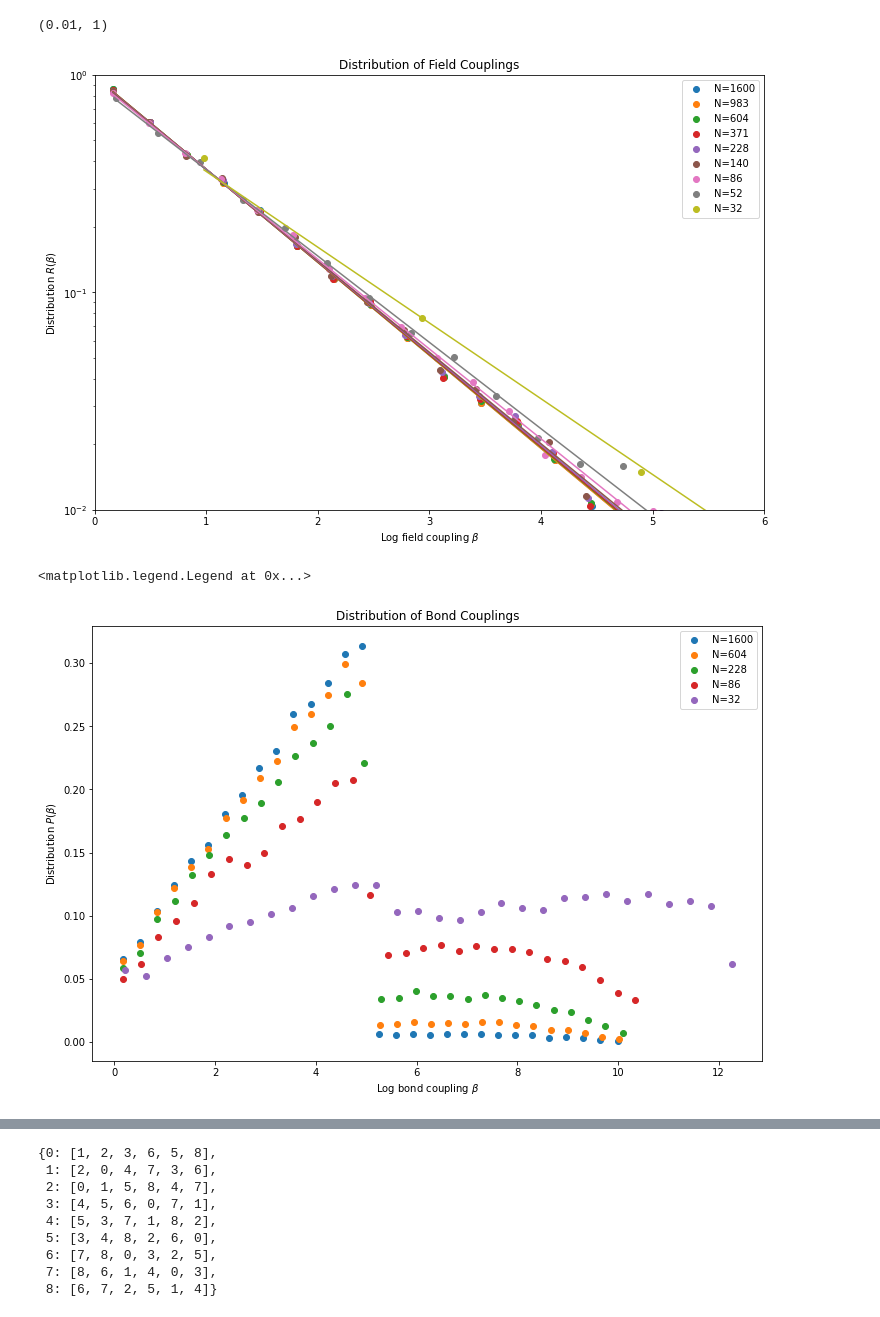
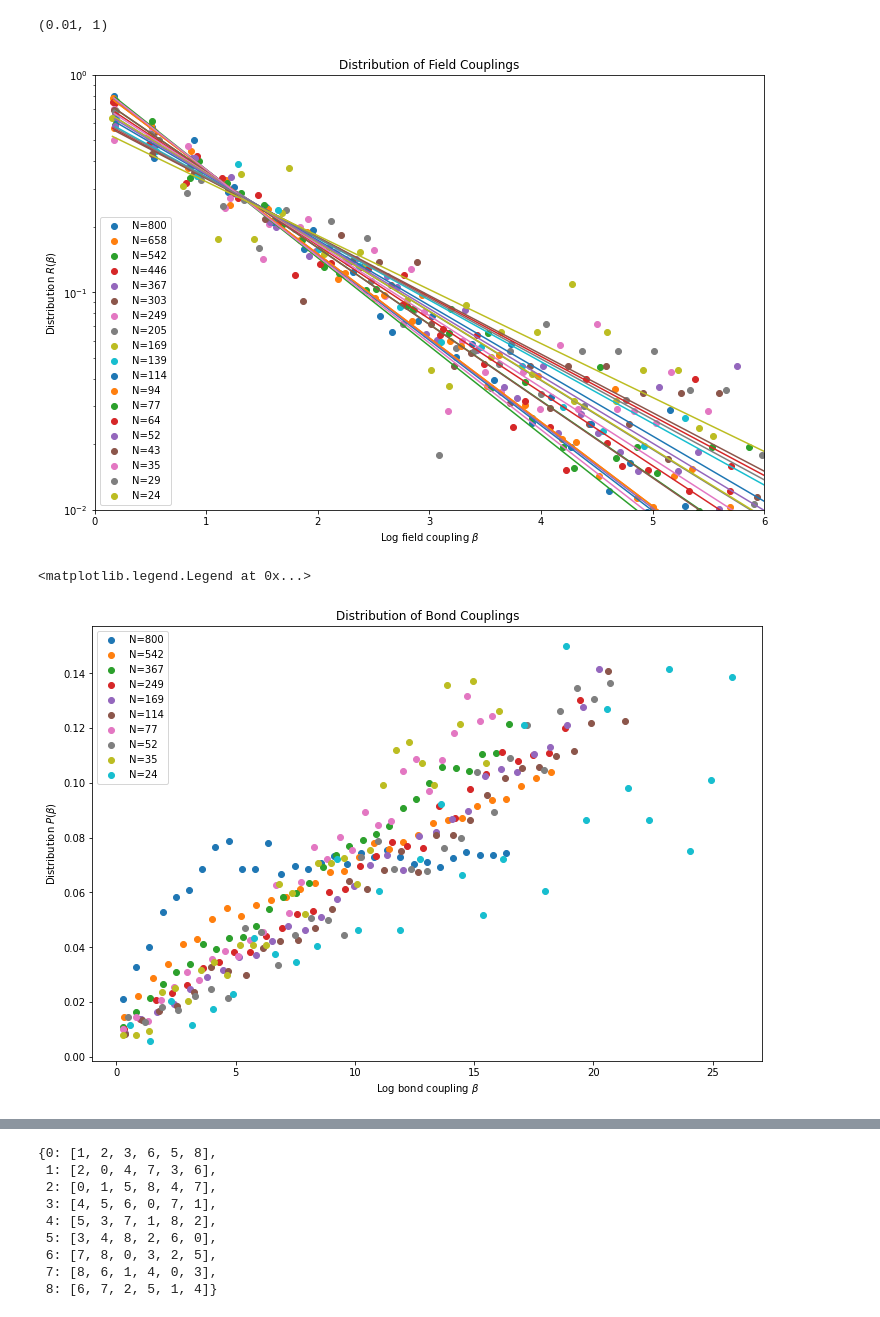
Before and after one commit to tsgaurav/Ising_RSRG, a Jupyter notebook: ipynb_notebooks/Log_Ising_Decimation_2D.ipynb, the cells around one changed output, grey strips where cells are left out. Saved outputs shown, nothing was run; the diff lists cells and outputs as text; code cells hidden in the pictures.

```diff
--- a/ipynb_notebooks/Log_Ising_Decimation_2D.ipynb
+++ b/ipynb_notebooks/Log_Ising_Decimation_2D.ipynb
@@ -146,12 +146,12 @@ def random_nnnDist(w,a,b,custDist,size=None, nControl=10**6):
 a=0.1
 b=0.1
 def linDist(x, a, b):
-    return a + b*x
+    return (a + b*x)/3
 samples=random_nnDist(a,b,custDist=linDist,size=100000)
 #print(samples)
 
 def linDist_nn(x, a, b):
-    return (a + b*x)/3.0
+    return (a + b*x)
 
 plt.hist(np.array(samples), density=True, bins = 20)
 
@@ -411,8 +424,8 @@ def extract_width(hs, Om):
 #Generate list of equidistant points on log scaled axes for given system size and decimation steps
 def gen_check_list(size, steps, divs):
     i_vals = np.arange(divs)
-    C = np.log(size/(size-steps))/(divs-1)
-    return np.floor(size*np.exp(-i_vals * C)).astype(int)
+    C = np.log(0.5*size/(size-steps))/(divs-1)
+    return np.floor(0.5*size*np.exp(-i_vals * C)).astype(int)
 
 L = 40
 steps = L*L - 20
@@ -427,17 +440,13 @@ measure_list = np.floor(steps*(1/(1.1**np.arange(1,60))))
 measure_list = measure_list.astype(int)
 check_list = np.floor(L*L*(1- 1/(3**np.arange(4))))  #Indices at which the distribution of couplings is measured
 
-runs = 10
+runs = 3
 
 
-check_list = gen_check_list(L*L, steps, 10)
-measure_list = gen_check_list(L*L, steps, 50)
+measure_list = L*L - gen_check_list(L*L, steps, 20)
 
-zeta_dist_list = [np.array([]) for i in range(10)]
-beta_dist_list = [np.array([]) for i in range(10)]
-
-a_vals = np.array([0.3])
-b_vals = np.array([0.3])
+zeta_dist_list = [np.array([]) for i in range(20)]
+beta_dist_list = [np.array([]) for i in range(20)]
 
 n_bins_h = 40
 # %%
@@ -453,17 +462,18 @@ for run in range(runs):
     for a_ind, a in enumerate(a_vals):
         for b_ind, b in enumerate(b_vals):
             nn_ind = triangle_nn_indices(L)
-            zeta_ij_vals = fill_zeta_ij_matrix_width(L*L, nn_ind, a, b, w)
+            #zeta_ij_vals = fill_zeta_ij_matrix_width(L*L, nn_ind, a, b, w)
+            zeta_ij_vals = fill_zeta_ij_matrix(L*L, nn_ind, nn_ind, a, b)
             beta_vals = np.random.exponential(size=L*L)
             test = log_system(L*L, nn_ind, zeta_ij_vals, beta_vals, track_moments=True)
 
             for i in range(steps+1):
-                if i in check_list:
+                if i in measure_list:
                     beta_remain = test.beta_vals
                     beta_remain = beta_remain[beta_remain!=0]
                     beta_dist_list[check_list_acc] = np.concatenate((beta_dist_list[check_list_acc],beta_remain))
 
-                    zeta_remain = test.zeta_ij_vals.data[test.zeta_ij_vals.data<10]
+                    zeta_remain = test.zeta_ij_vals.data[test.zeta_ij_vals.data<15]
                     zeta_dist_list[check_list_acc] = np.concatenate((zeta_dist_list[check_list_acc], zeta_remain))
 
                     check_list_acc+=1
@@ -487,12 +496,0 @@ print(time.time()-t0)
-# %%
-size_list = np.array([10, 20, 30, 40, 50, 60]) ** 2
-run_time_list = np.array([1.98, 7.55, 18.0, 37.1, 67.8, 77.7])
-
-plt.scatter(size_list, run_time_list)
-plt.xscale('log')
-plt.yscale('log')
-
-popt, pcov = curve_fit(power_law_scale, size_list[2:], run_time_list[2:])
-
-plt.plot(size_list, power_law_scale(size_list, *popt))
-print(popt)
@@ -504,46 +499,48 @@ n_bins_h = 30
 plt.figure(figsize=(12, 8))
 width_list = []
 N_list = []
-for ind,i in enumerate(check_list[:]):
+spins_left = L*L - measure_list
+
+for ind,i in enumerate(spins_left):
     n,bins = np.histogram(beta_dist_list[ind], density=True, bins = n_bins_h)
     if np.any(np.isnan(n)): continue
     width = bins[1]-bins[0]
     x = (bins[1:]-width/2)
     y = n
-    popt, pcov = curve_fit(exponential_dist_norm, x[1:15], y[1:15])
+    popt, pcov = curve_fit(exponential_dist_norm, x[1:6], y[1:6])
     if ind%1==0:
         plt.scatter(x, y, label="N="+str(i), marker='o')
         plt.plot(x, exponential_dist_norm(x, *popt))
         #print(popt)
     width_list.append(1/popt[0])
     N_list.append(i)
 
     #plt.scatter((bins[1:]-width/2), n, label="N="+str(i))
 #plt.xscale('log')
 
 plt.xlabel(r"Log field coupling $\beta$")
 plt.ylabel(r"Distribution $R(\beta)$")
 plt.title("Distribution of Field Couplings")
 plt.yscale('log')
 #plt.xlim(0.01, 4)
 plt.legend()
 #plt.ylim(0.01, 1)
 
 #J_max, h_max = 1.0, 0.5
 #L = 60
 #a, b = 0.3, 0.315
 
 plt.xlim(0,6)
 plt.ylim(1e-2, 1)
 # %% [output]
 (0.01, 1)
-[figure, old version]
+[figure, new version]
 # %%
 n_bins_h = 30
 plt.figure(figsize=(12, 8))
 
-for ind,i in enumerate(check_list[:]):
-    n,bins = np.histogram(zeta_dist_list[ind], density=True, bins = n_bins_h, range=(0,10))
+for ind,i in enumerate(spins_left):
+    n,bins = np.histogram(zeta_dist_list[ind], density=True, bins = n_bins_h)
     if np.any(np.isnan(n)): continue
     width = bins[1]-bins[0]
     x = (bins[1:]-width/2)
@@ -571,7 +568,7 @@ plt.legend()
 #plt.ylim(1e-2, 1)
 # %% [output]
 <matplotlib.legend.Legend at 0x...>
-[figure, old version]
+[figure, new version]
 # %%
 plt.scatter(N_list, width_list)
 
```
Also changed, not shown: parts of 9 cells of this notebook, 5 other files.
